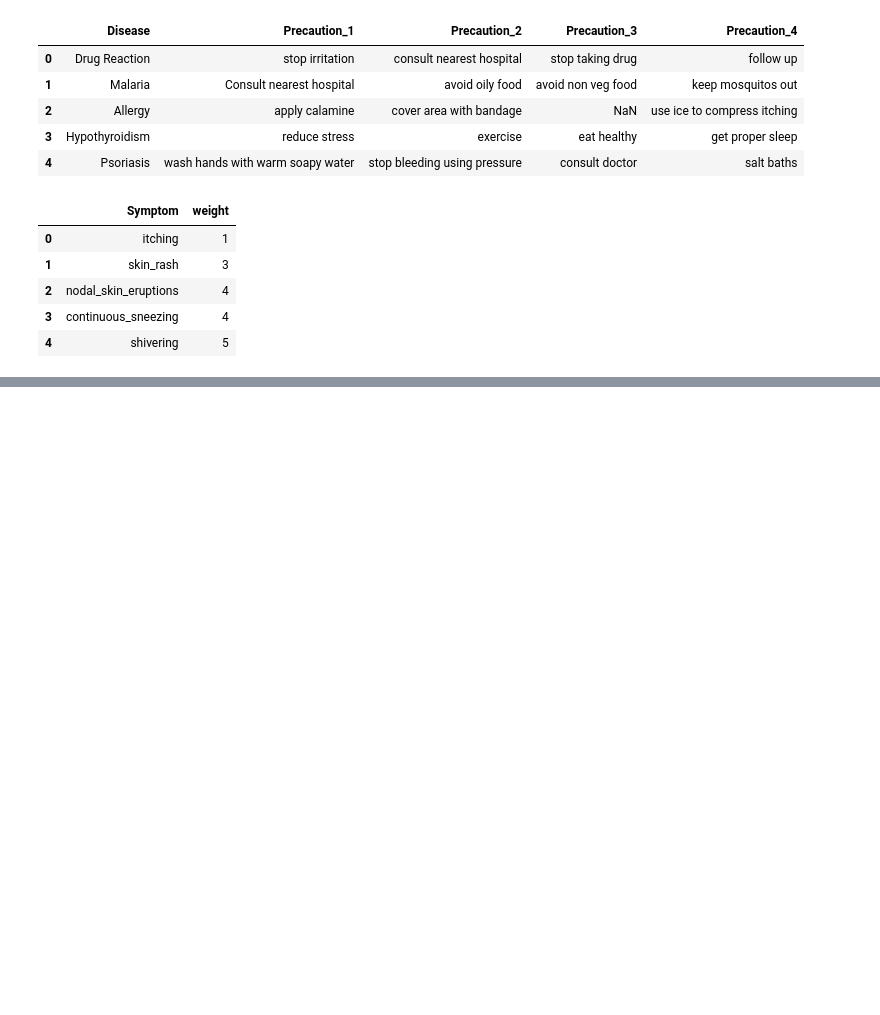
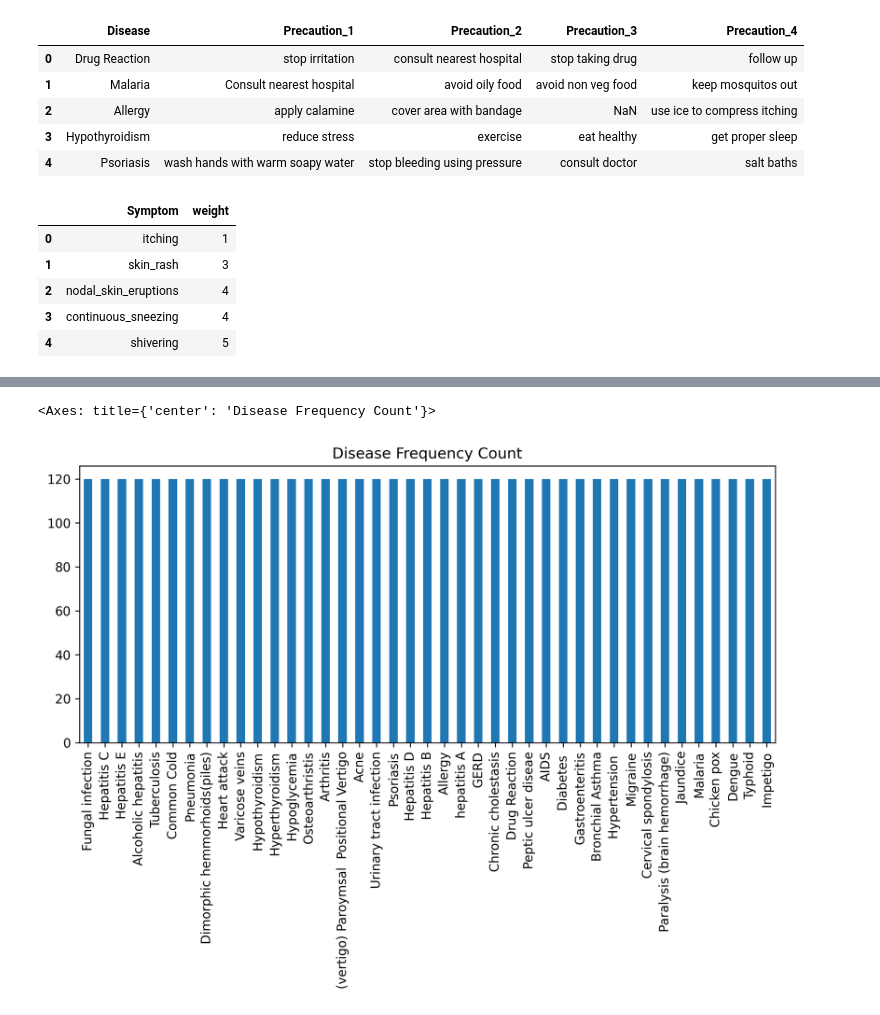
Before and after one commit to domipm/AML-Disease-Symptom, a Jupyter notebook: Health_14.ipynb, the cells around one changed output, grey strips where cells are left out. Drawn from its saved outputs; the diff is of its cells as text; code cells hidden in the pictures; blank space fills up the shorter version.

```diff
--- a/Health_14.ipynb
+++ b/Health_14.ipynb
@@ -103,0 +161,12 @@ plt.close()
+# %%
+# Bar plot of disease frequency
+disease_arr.plot(
+    kind = "bar",
+    title = "Disease Frequency Count",
+    xlabel = "",
+    figsize = (10, 4),
+    rot = 90
+)
+# %% [output]
+<Axes: title={'center': 'Disease Frequency Count'}>
+[figure, added]
```
Also changed, not shown: parts of 12 cells of this notebook.
